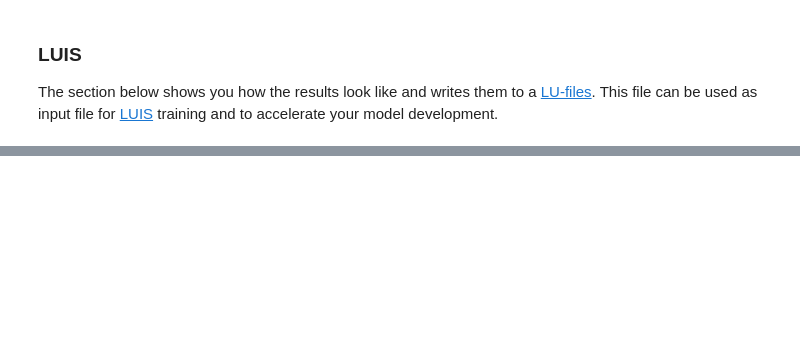
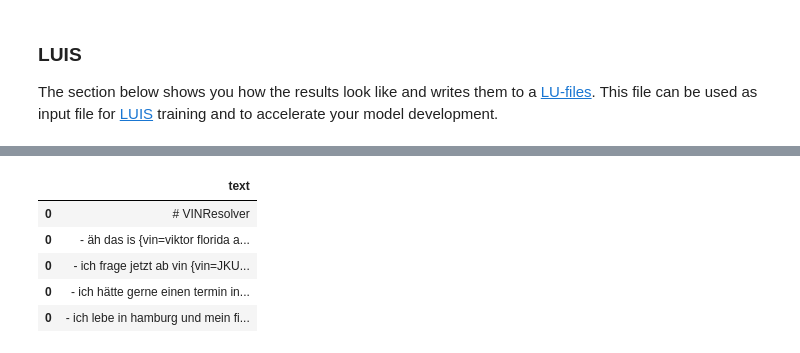
Before and after one commit to microsoft/glue, a Jupyter notebook: notebooks/Data - Training Data Generator.ipynb, the cells around one changed output, grey strips where cells are left out. Drawn from its saved outputs; the diff is of its cells as text; code cells hidden in the pictures; blank space fills up the shorter version.

```diff
--- a/notebooks/Data - Training Data Generator.ipynb
+++ b/notebooks/Data - Training Data Generator.ipynb
@@ -158,0 +205,47 @@ WARNING:root:Writing output to file "example_lu_file".
+# %%
+# Correct lu File output for Entity labels
+df_text = pd.read_csv("../assets/customer_data/customer_lu_file.lu", sep=";", encoding='ansi', header=None, names=['text'])
+df_textresult = pd.DataFrame(columns=['text'])
+
+for i in df_text.index:
+    if 'first_name' in df_text.loc[i, 'text'] and 'last_name' not in df_text.loc[i, 'text']:
+        firstnamevalue = re.findall(r'{first_name=(.*?)}', df_text.loc[i, 'text'])
+        firstnamevalue = ''.join(firstnamevalue)
+        textvalue = df_text.loc[i, 'text']
+        textvalue = textvalue.replace('{first_name=' + firstnamevalue + '}', '{@personName={@first_name=' + firstnamevalue + '}}')
+        df_textresult = df_textresult.append(pd.DataFrame({'text': [textvalue]}))
+    elif 'first_name' not in df_text.loc[i, 'text'] and 'last_name' in df_text.loc[i, 'text']:
+        lastnamevalue = re.findall(r'{last_name=(.*?)}', df_text.loc[i, 'text'])
+        lastnamevalue = ''.join(lastnamevalue)
+        textvalue = df_text.loc[i, 'text']
+        textvalue = textvalue.replace('{last_name=' + lastnamevalue + '}', '{@personName={@last_name=' + lastnamevalue + '}}')
+        df_textresult = df_textresult.append(pd.DataFrame({'text': [textvalue]}))
+    else:
+        firstnamevalue = re.findall(r'{first_name=(.*?)}', df_text.loc[i, 'text'])
+        firstnamevalue = ''.join(firstnamevalue)
+        lastnamevalue = re.findall(r'{last_name=(.*?)}', df_text.loc[i, 'text'])
+        lastnamevalue = ''.join(lastnamevalue)
+        textvalue = df_text.loc[i, 'text']
+        textvalue = textvalue.replace('{first_name=' + firstnamevalue + '} {last_name=' + lastnamevalue + '}', '{@personName={@first_name=' + firstnamevalue + '} {@last_name=' + lastnamevalue + '}}')
+        df_textresult = df_textresult.append(pd.DataFrame({'text': [textvalue]}))
+
+for i in df_text.index:
+    if 'company_name' in df_text.loc[i, 'text']:
+        textvalue = df_text.loc[i, 'text']
+        textvalue = textvalue.replace('{company_name=', '{@company_name=')
+        df_textresult = df_textresult.append(pd.DataFrame({'text': [textvalue]}))
+
+for i in df_text.index:
+    if 'vin=' in df_text.loc[i, 'text']:
+        textvalue = df_text.loc[i, 'text']
+        textvalue = textvalue.replace('{vin=', '{@vin=')
+        df_textresult = df_textresult.append(pd.DataFrame({'text': [textvalue]}))
+df_textresult.to_csv('../assets/customer_data/customer_lu_file_clean.lu', encoding="utf-8", sep=";", index=False, header=False)
+df_textresult.head()
+# %% [output]
+|  | text |
+| 0 | # VINResolver |
+| 0 | - äh das is {vin=viktor florida a... |
+| 0 | - ich frage jetzt ab vin {vin=JKU... |
+| 0 | - ich hätte gerne einen termin in... |
+| 0 | - ich lebe in hamburg und mein fi... |
```
Also changed, not shown: parts of 9 cells of this notebook, 2 other files.
